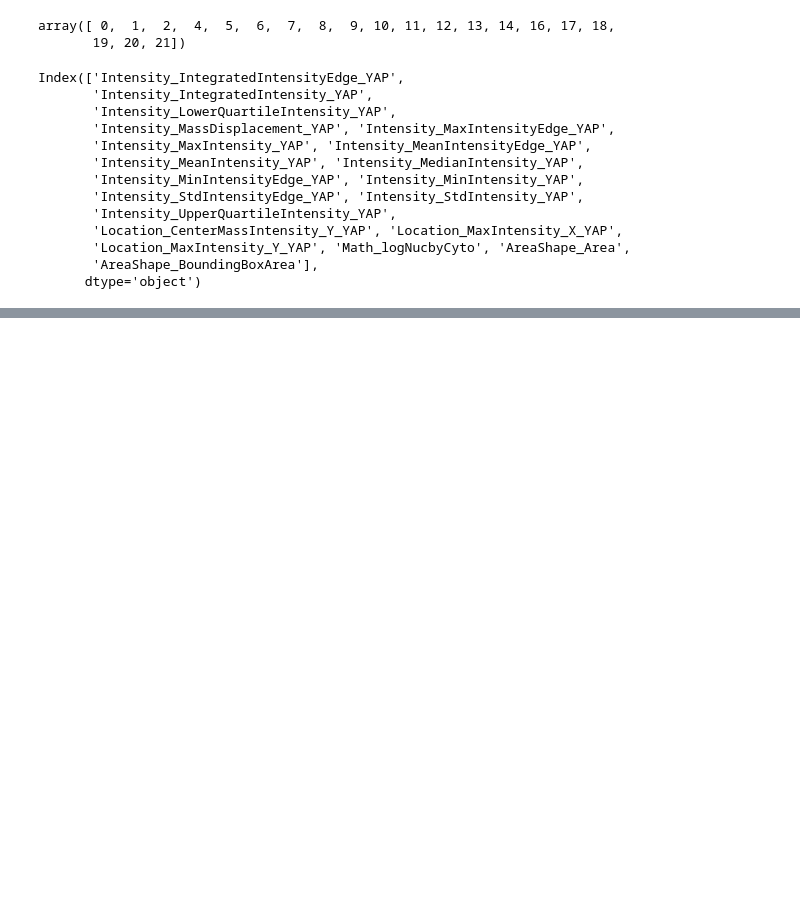
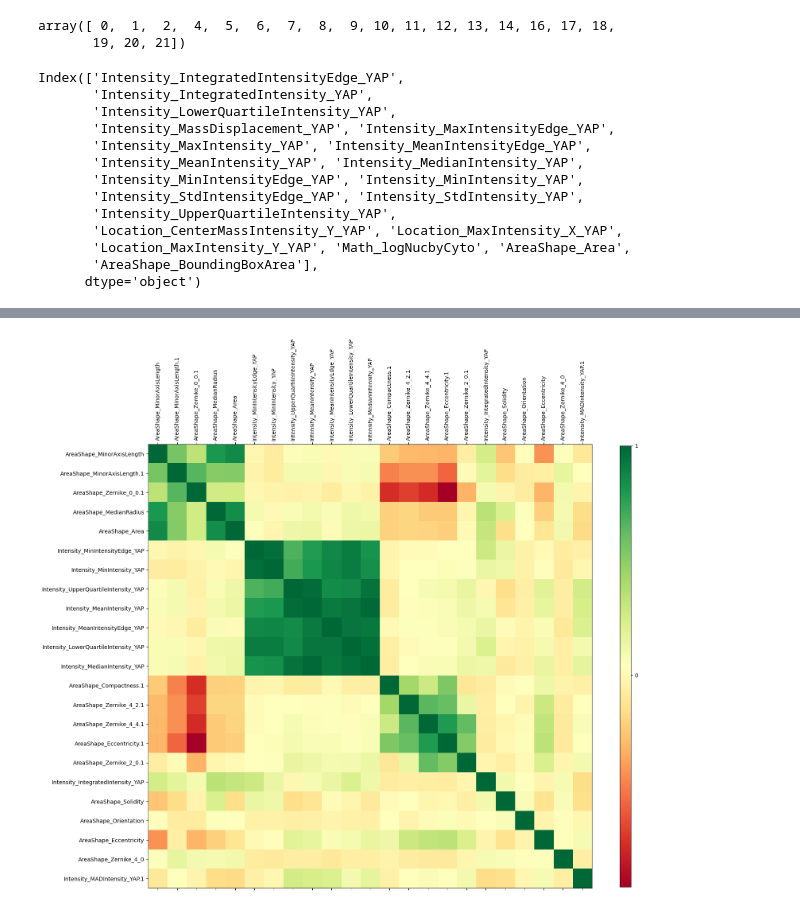
Before and after one commit to lindliu/ouyang, a Jupyter notebook: zhimeng/Untitled.ipynb, the cells around one changed output, grey strips where cells are left out. Cells and saved outputs as stored; diff of their text form; code cells hidden in the pictures; blank space fills up the shorter version.

```diff
--- a/zhimeng/Untitled.ipynb
+++ b/zhimeng/Untitled.ipynb
@@ -477,0 +487,14 @@ Index(['AreaShape_Eccentricity', 'AreaShape_Eccentricity.1',
+# %%
+import scipy
+import scipy.cluster.hierarchy as sch
+
+X = xyz.corr().values
+d = sch.distance.pdist(X)   # vector of ('55' choose 2) pairwise distances
+L = sch.linkage(d, method='complete')
+ind = sch.fcluster(L, 0.5*d.max(), 'distance')
+columns = [xyz.columns.tolist()[i] for i in list((np.argsort(ind)))]
+xyz_s = xyz.reindex(columns, axis=1)
+
+plot_corr(xyz_s, size=18)
+# %% [output]
+[figure, added]
```
Also changed, not shown: parts of 9 cells of this notebook.
